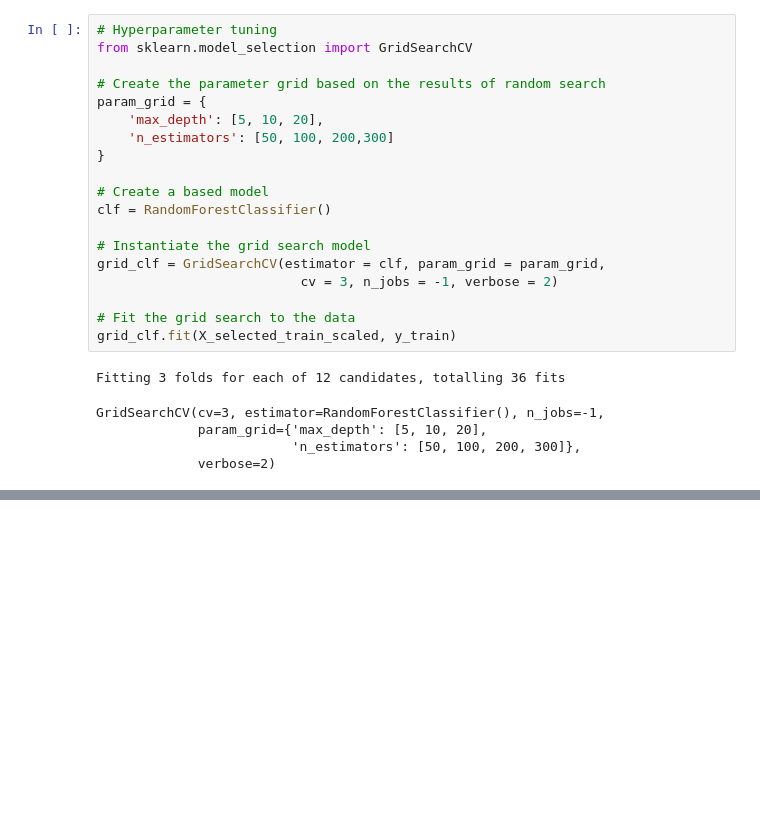
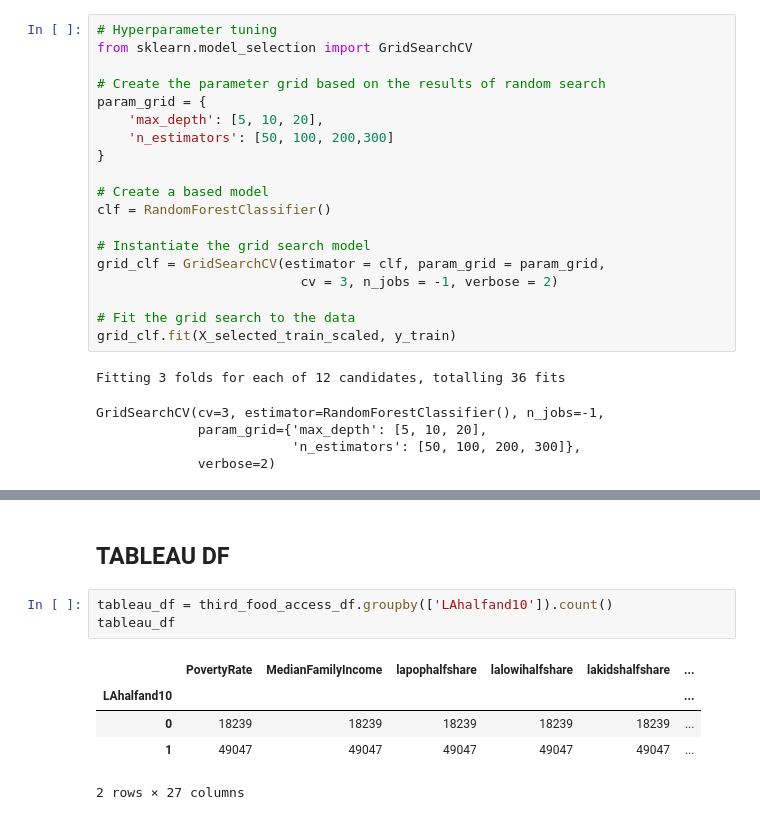
Before and after one commit to meeyoungPH/food-insecurity-machine-learning, a Jupyter notebook: static/data/food_access_multiple_df.ipynb, the cells around one changed output, grey strips where cells are left out. Cells and saved outputs as stored; diff of their text form; blank space fills up the shorter version.

```diff
--- a/static/data/food_access_multiple_df.ipynb
+++ b/static/data/food_access_multiple_df.ipynb
@@ -762,0 +763,11 @@ Testing Score: 0.8266555700867911
+# %% [markdown]
+## TABLEAU DF ##
+# %%
+tableau_df = third_food_access_df.groupby(['LAhalfand10']).count()
+tableau_df
+# %% [output]
+|  | PovertyRate | MedianFamilyIncome | lapophalfshare | lalowihalfshare | lakidshalfshare | ... |
+| LAhalfand10 |  |  |  |  |  | ... |
+| 0 | 18239 | 18239 | 18239 | 18239 | 18239 | ... |
+| 1 | 49047 | 49047 | 49047 | 49047 | 49047 | ... |
+2 rows × 27 columns
```
Also changed, not shown: parts of 8 cells of this notebook, 6 other files.
